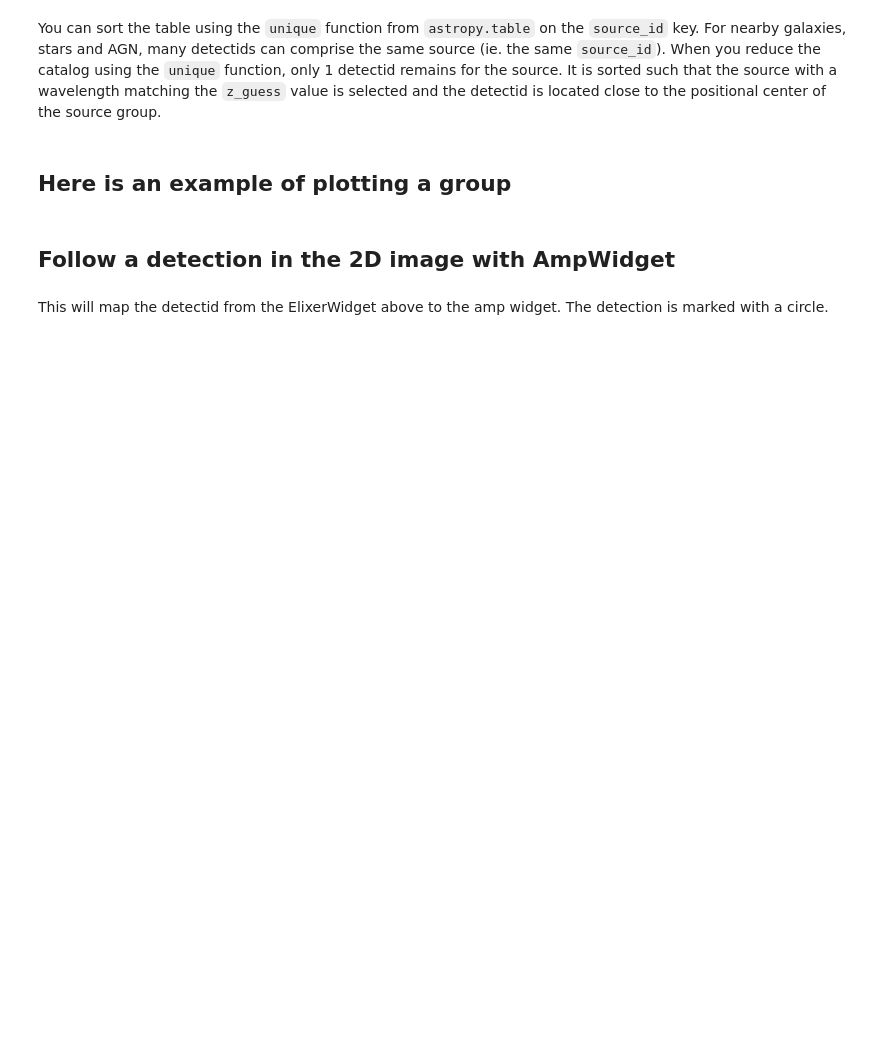
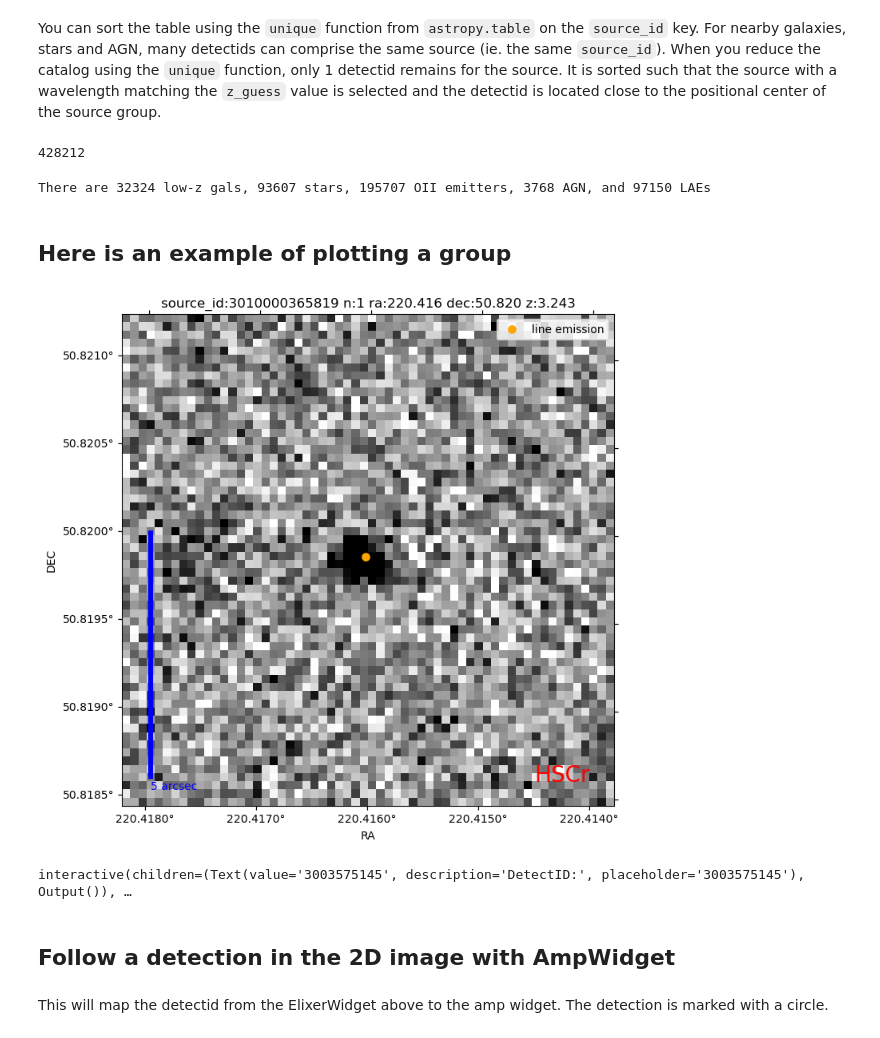
Before and after one commit to HETDEX/hetdex_api, a Jupyter notebook: notebooks/SourceCatalog.ipynb, the cells around one changed output. Drawn from its saved outputs; the diff is of its cells as text; code cells hidden in the pictures; blank space fills up the shorter version.

```diff
--- a/notebooks/SourceCatalog.ipynb
+++ b/notebooks/SourceCatalog.ipynb
@@ -38,12 +44,15 @@ source_table.columns
 You can sort the table using the `unique` function from `astropy.table` on the `source_id` key. For nearby galaxies, stars and AGN, many detectids can comprise the same source (ie. the same `source_id`). When you reduce the catalog using the `unique` function, only 1 detectid remains for the source. It is sorted such that the source with a wavelength matching the `z_guess` value is selected and the detectid is located close to the positional center of the source group.
 # %%
 # selecting for S/N>5.5 line sources and all continuum sources
-sel_sn = (source_table['sn'] > 5.5) & (source_table['det_type'] == 'line')
+sel_sn = (source_table['sn'] > 5.5) & (source_table['det_type'] == 'line') & (source_table['apcor'] > 0.6) & (source_table['linewidth'] < 6)
+sel_det = source_table['selected_det'] == True
 sel_cont = source_table['det_type'] == 'cont'
-sel_cat = sel_sn | sel_cont
+sel_cat = (sel_sn | sel_cont) & sel_det
 uniq_table = unique(source_table[sel_cat], keys='source_id')
 # %%
 len(uniq_table)
+# %% [output]
+428212
 # %%
 star = uniq_table['source_id'][uniq_table['source_type'] == 'star']
 oii = uniq_table['source_id'][uniq_table['source_type'] == 'oii']
@@ -53,6 +62,8 @@ lzg = uniq_table['source_id'][uniq_table['source_type'] == 'lzg']
 
 print('There are {} low-z gals, {} stars, {} OII emitters, {} AGN, and {} LAEs'. \
       format(np.size(lzg), np.size(star), np.size(oii), np.size(agn), np.size(lae)))
+# %% [output]
+There are 32324 low-z gals, 93607 stars, 195707 OII emitters, 3768 AGN, and 97150 LAEs
 # %% [markdown]
 ## Here is an example of plotting a group
 # %%
@@ -61,36 +72,39 @@ print('There are {} low-z gals, {} stars, {} OII emitters, {} AGN, and {} LAEs'.
 # the source_ids are sorted by member number ('n_member' in the catalog)
 # This is how many detections are found in the source_id group
 
 # Here's a query for high S/N LAEs
 sel = (uniq_table['source_type'] == 'lae') & (uniq_table['sn'] > 6.5)
-sid = uniq_table['source_id'][sel][20000]
+sid = uniq_table['source_id'][sel][11111]
 
 # Index a star
 #sid = star[100]
 
 # Index an OII galaxy
 #sid = oii[0]
 
 # Index an LAE
 #sid = lae[0]
 
 # Index the AGN list:
 #sid = agn[0]
 
 # This step grabs the source group so we can look at each source in Elixer
 sel_group = (source_table['source_id'] == sid)
 group = source_table[sel_group]
 
 #print(sid)
 #print(group)
 
 # this function overplots the source group over an image
 # use label=True to see detectid's on image
 # use save=True to save the image to you working directory
 # the size of the line emission is scaled to the S/N of the line
 
-plot_source_group(source_id=sid, source_table=source_table, label=False, save=False)
-ew = ElixerWidget(detectlist = source_table['detectid'][sel_group])
+plot_source_group(source_id = sid, source_table = source_table, label = False, save = False)
+EW = ElixerWidget(detectlist = source_table['detectid'][sel_group])
+# %% [output]
+[figure, added]
+interactive(children=(Text(value='3003575145', description='DetectID:', placeholder='3003575145'), Output()), …
 # %% [markdown]
 ## Follow a detection in the 2D image with AmpWidget
 # %% [markdown]
```
Also changed, not shown: parts of 7 cells of this notebook, 2 other files.
